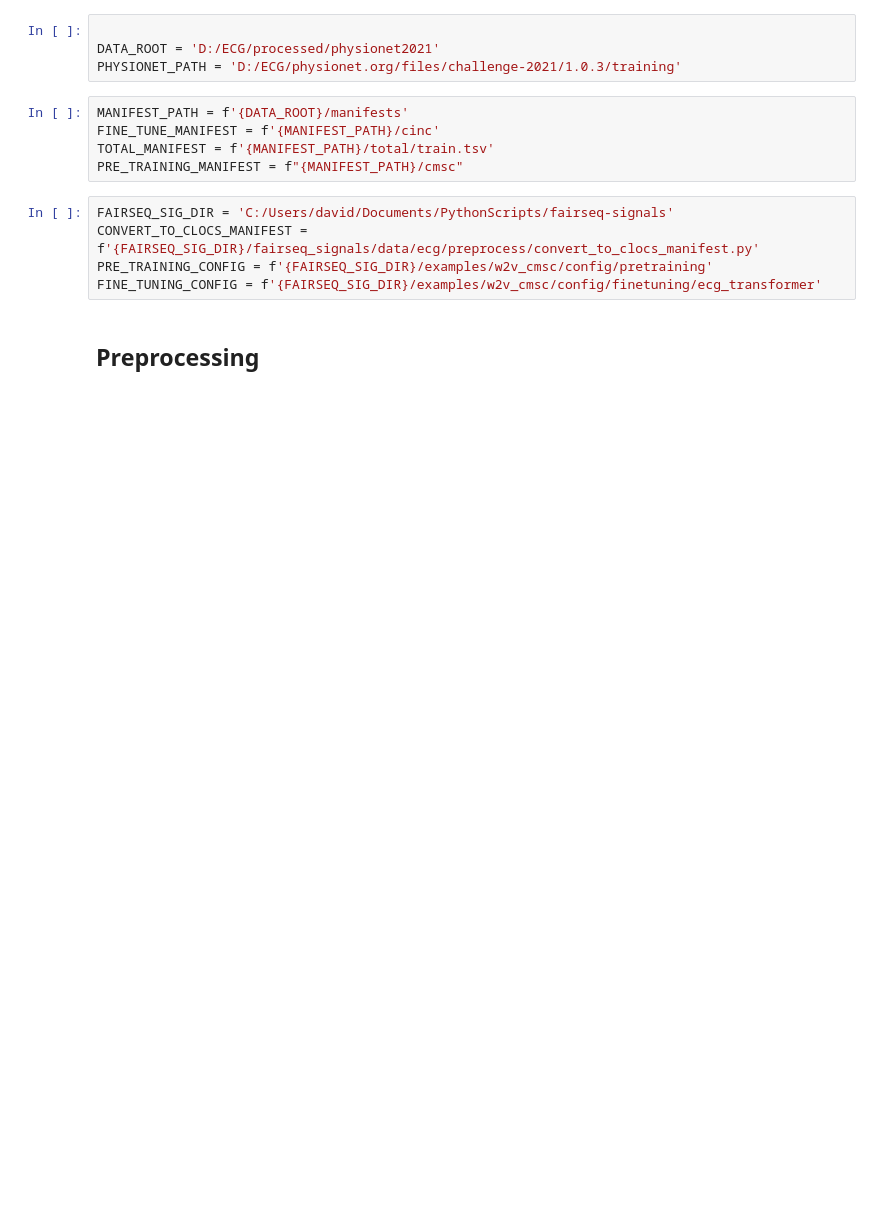
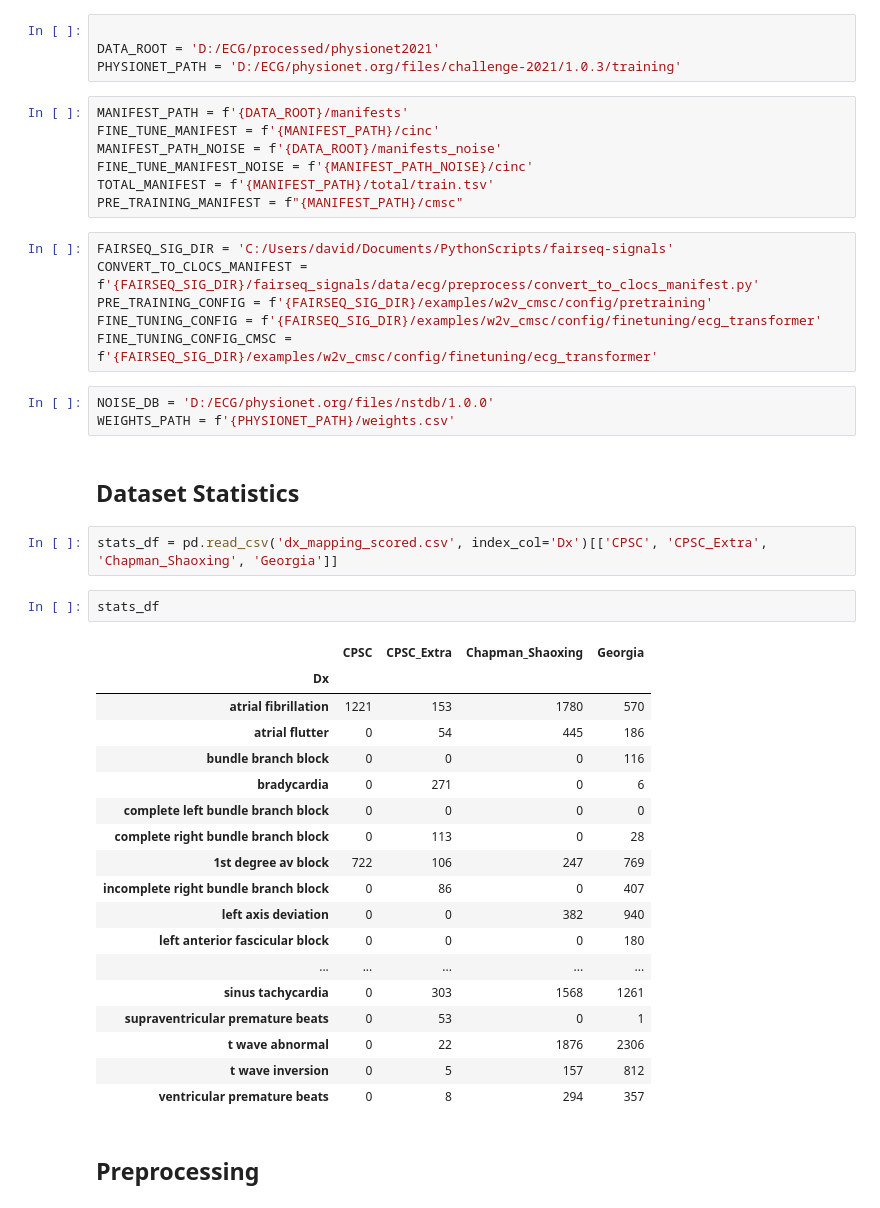
Before and after one commit to dlmao/ECGPretraining, a Jupyter notebook: ECGPretraining.ipynb, the cells around one changed output. Saved outputs shown, nothing was run; the diff lists cells and outputs as text; blank space fills up the shorter version.

```diff
--- a/ECGPretraining.ipynb
+++ b/ECGPretraining.ipynb
@@ -11,6 +14,8 @@ PHYSIONET_PATH = 'D:/ECG/physionet.org/files/challenge-2021/1.0.3/training'
 # %%
 MANIFEST_PATH = f'{DATA_ROOT}/manifests'
 FINE_TUNE_MANIFEST = f'{MANIFEST_PATH}/cinc'
+MANIFEST_PATH_NOISE = f'{DATA_ROOT}/manifests_noise'
+FINE_TUNE_MANIFEST_NOISE = f'{MANIFEST_PATH_NOISE}/cinc'
 TOTAL_MANIFEST = f'{MANIFEST_PATH}/total/train.tsv'
 PRE_TRAINING_MANIFEST = f"{MANIFEST_PATH}/cmsc"
 # %%
@@ -18,5 +23,34 @@ FAIRSEQ_SIG_DIR = 'C:/Users/david/Documents/PythonScripts/fairseq-signals'
 CONVERT_TO_CLOCS_MANIFEST = f'{FAIRSEQ_SIG_DIR}/fairseq_signals/data/ecg/preprocess/convert_to_clocs_manifest.py'
 PRE_TRAINING_CONFIG = f'{FAIRSEQ_SIG_DIR}/examples/w2v_cmsc/config/pretraining'
 FINE_TUNING_CONFIG = f'{FAIRSEQ_SIG_DIR}/examples/w2v_cmsc/config/finetuning/ecg_transformer'
+FINE_TUNING_CONFIG_CMSC = f'{FAIRSEQ_SIG_DIR}/examples/w2v_cmsc/config/finetuning/ecg_transformer'
+# %%
+NOISE_DB = 'D:/ECG/physionet.org/files/nstdb/1.0.0'
+WEIGHTS_PATH = f'{PHYSIONET_PATH}/weights.csv'
+# %% [markdown]
+## Dataset Statistics
+# %%
+stats_df = pd.read_csv('dx_mapping_scored.csv', index_col='Dx')[['CPSC', 'CPSC_Extra', 'Chapman_Shaoxing', 'Georgia']]
+# %%
+stats_df
+# %% [output]
+|  | CPSC | CPSC_Extra | Chapman_Shaoxing | Georgia |
+| Dx |  |  |  |  |
+| atrial fibrillation | 1221 | 153 | 1780 | 570 |
+| atrial flutter | 0 | 54 | 445 | 186 |
+| bundle branch block | 0 | 0 | 0 | 116 |
+| bradycardia | 0 | 271 | 0 | 6 |
+| complete left bundle branch block | 0 | 0 | 0 | 0 |
+| complete right bundle branch block | 0 | 113 | 0 | 28 |
+| 1st degree av block | 722 | 106 | 247 | 769 |
+| incomplete right bundle branch block | 0 | 86 | 0 | 407 |
+| left axis deviation | 0 | 0 | 382 | 940 |
+| left anterior fascicular block | 0 | 0 | 0 | 180 |
+| ... | ... | ... | ... | ... |
+| sinus tachycardia | 0 | 303 | 1568 | 1261 |
+| supraventricular premature beats | 0 | 53 | 0 | 1 |
+| t wave abnormal | 0 | 22 | 1876 | 2306 |
+| t wave inversion | 0 | 5 | 157 | 812 |
+| ventricular premature beats | 0 | 8 | 294 | 357 |
 # %% [markdown]
 ## Preprocessing
```
Also changed, not shown: parts of 59 cells of this notebook, 4 other files.
